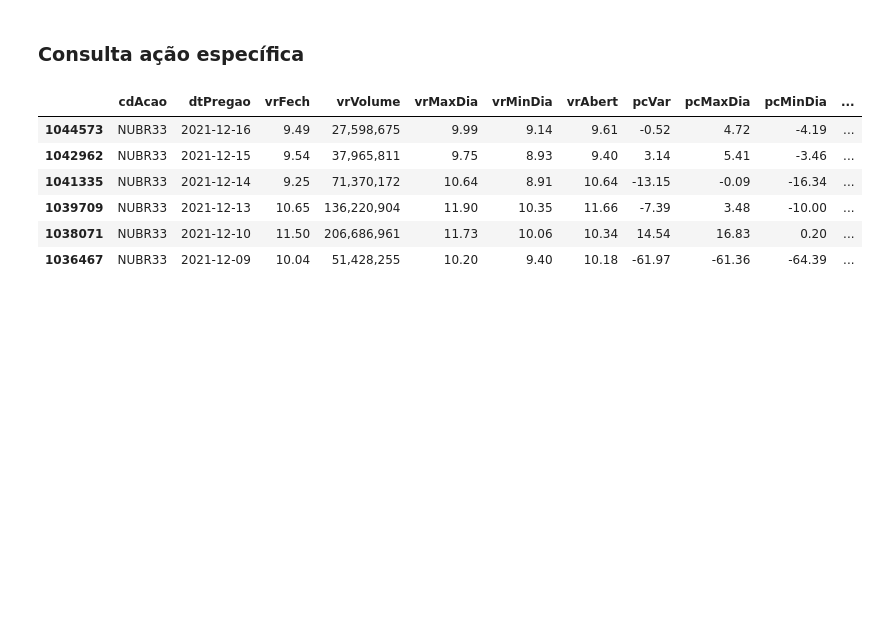
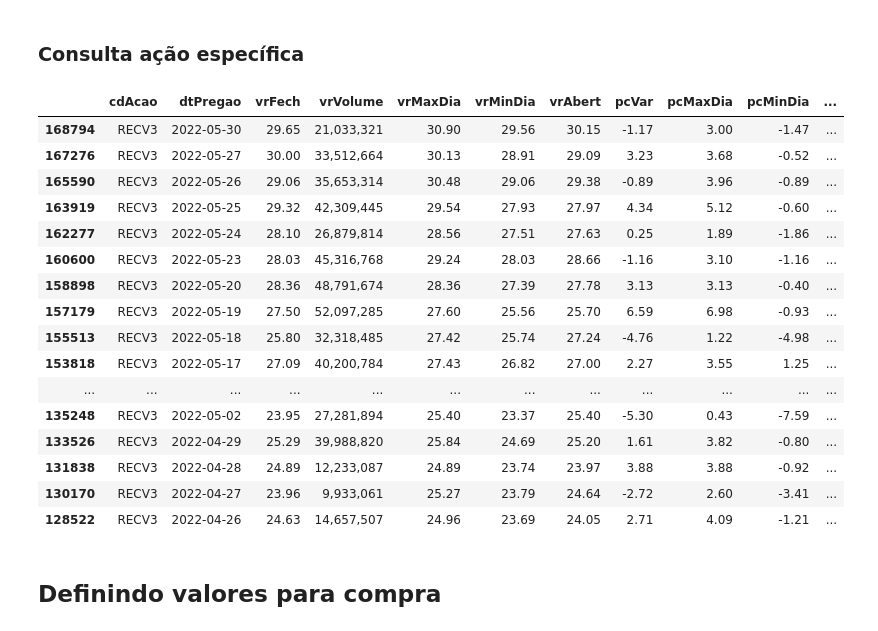
Before and after one commit to alexandre-esmeraldo/StockManager, a Jupyter notebook: StockManager_Processamento.ipynb, the cells around one changed output. Saved outputs shown, nothing was run; the diff lists cells and outputs as text; code cells hidden in the pictures; blank space fills up the shorter version.

```diff
--- a/StockManager_Processamento.ipynb
+++ b/StockManager_Processamento.ipynb
@@ -33,8 +33,23 @@ time.asctime( time.localtime(time.time()) )
 # %%
 def carrega_dados():
     layout = [2, 8, 2, 12, 3, 12, 10, 3, 4, 13, 13, 13, 13, 13, 13, 13, 5, 18, 18, 13, 1, 8, 7, 13, 12, 3]
-    df = pd.read_fwf("arquivos/COTAHIST_A2021.ZIP", widths=layout, compression='zip',engine='c',
+#     df = pd.read_fwf("arquivos/COTAHIST_A2021.ZIP", widths=layout, compression='zip',engine='c',
+#                     names=["TIPREG", "DTEXCH", "CODBDI", "CODNEG", "TPMERC", "NOMRES", "ESPECI", "PRAZOT", "MODREF", "PREABE", "PREMAX", "PREMIN", "PREMED", "PREULT", "PREOFC", "PREOFV", "TOTNEG", "QUATOT", "VOLTOT", "PREEXE", "INDOPC", "DATVEN", "FATCOT", "PTOEXE", "CODISI", "DISMES"])
+
+    df = pd.read_fwf("arquivos/COTAHIST_A2022.ZIP", widths=layout, compression='zip',engine='c',
                     names=["TIPREG", "DTEXCH", "CODBDI", "CODNEG", "TPMERC", "NOMRES", "ESPECI", "PRAZOT", "MODREF", "PREABE", "PREMAX", "PREMIN", "PREMED", "PREULT", "PREOFC", "PREOFV", "TOTNEG", "QUATOT", "VOLTOT", "PREEXE", "INDOPC", "DATVEN", "FATCOT", "PTOEXE", "CODISI", "DISMES"])
+
+################## temporário #####################
+    df_112021 = pd.read_fwf("arquivos/COTAHIST_M112021.ZIP", widths=layout, compression='zip',engine='c',
+                    names=["TIPREG", "DTEXCH", "CODBDI", "CODNEG", "TPMERC", "NOMRES", "ESPECI", "PRAZOT", "MODREF", "PREABE", "PREMAX", "PREMIN", "PREMED", "PREULT", "PREOFC", "PREOFV", "TOTNEG", "QUATOT", "VOLTOT", "PREEXE", "INDOPC", "DATVEN", "FATCOT", "PTOEXE", "CODISI", "DISMES"])
+
+    df_122021 = pd.read_fwf("arquivos/COTAHIST_M122021.ZIP", widths=layout, compression='zip',engine='c',
+                    names=["TIPREG", "DTEXCH", "CODBDI", "CODNEG", "TPMERC", "NOMRES", "ESPECI", "PRAZOT", "MODREF", "PREABE", "PREMAX", "PREMIN", "PREMED", "PREULT", "PREOFC", "PREOFV", "TOTNEG", "QUATOT", "VOLTOT", "PREEXE", "INDOPC", "DATVEN", "FATCOT", "PTOEXE", "CODISI", "DISMES"])
+
+    df = pd.concat([df_112021, df_122021, df])
+
+################## temporário #####################
+
     df = df.loc[df["CODBDI"] == 2]
 
     df02 = pd.DataFrame({
@@ -42,24 +57,9 @@ def carrega_dados():
         ,"dtPregao":pd.to_datetime(df["DTEXCH"], format="%Y%m%d", errors="ignore")
         ,"vrFech":df["PREULT"] / 100
         ,"vrVolume":df["VOLTOT"] / 100
-    #    ,"pc_variacao":((df["PREULT"] / df["PREULT"].shift(1)) -1) * 100
         ,"vrMaxDia":df["PREMAX"] / 100
         ,"vrMinDia":df["PREMIN"] / 100
-    #    ,"pc_maximo_dia":
-    #    ,"pc_minimo_dia":
         ,"vrAbert":df["PREABE"] / 100
-    #    ,"pc_abertura":
-    #    ,"ic_0_50_pc":
-    #    ,"ic_1_00_pc":
-    #    ,"ic_1_50_pc":
-    #    ,"ic_2_00_pc":
-    #    ,"ic_2_50_pc":
-    #    ,"ic_3_00_pc":
-    #    ,"vr_result_1_00_pc":
-    #    ,"vr_result_1_50_pc":
-    #    ,"vr_result_2_00_pc":
-    #    ,"vr_result_2_50_pc":
-    #    ,"vr_result_3_00_pc":
     })
     df02 = df02.sort_values(["cdAcao", "dtPregao"], ascending=True)
 
@@ -226,12 +217,24 @@ df05_15d.loc[(df05_15d["AvgVol"] > 6000000) & (df05_15d["1.0%"] >= 14) & (df05_1
 # %% [markdown]
 ### Consulta ação específica
 # %%
-df25d.loc[(df25d["cdAcao"] == "NUBR33")].replace(0, "")
+df25d.loc[(df25d["cdAcao"] == "RECV3")].replace(0, "")
 # %% [output]
 |  | cdAcao | dtPregao | vrFech | vrVolume | vrMaxDia | vrMinDia | vrAbert | pcVar | pcMaxDia | pcMinDia | ... |
-| 1044573 | NUBR33 | 2021-12-16 | 9.49 | 27,598,675 | 9.99 | 9.14 | 9.61 | -0.52 | 4.72 | -4.19 | ... |
-| 1042962 | NUBR33 | 2021-12-15 | 9.54 | 37,965,811 | 9.75 | 8.93 | 9.40 | 3.14 | 5.41 | -3.46 | ... |
-| 1041335 | NUBR33 | 2021-12-14 | 9.25 | 71,370,172 | 10.64 | 8.91 | 10.64 | -13.15 | -0.09 | -16.34 | ... |
-| 1039709 | NUBR33 | 2021-12-13 | 10.65 | 136,220,904 | 11.90 | 10.35 | 11.66 | -7.39 | 3.48 | -10.00 | ... |
-| 1038071 | NUBR33 | 2021-12-10 | 11.50 | 206,686,961 | 11.73 | 10.06 | 10.34 | 14.54 | 16.83 | 0.20 | ... |
-| 1036467 | NUBR33 | 2021-12-09 | 10.04 | 51,428,255 | 10.20 | 9.40 | 10.18 | -61.97 | -61.36 | -64.39 | ... |
+| 168794 | RECV3 | 2022-05-30 | 29.65 | 21,033,321 | 30.90 | 29.56 | 30.15 | -1.17 | 3.00 | -1.47 | ... |
+| 167276 | RECV3 | 2022-05-27 | 30.00 | 33,512,664 | 30.13 | 28.91 | 29.09 | 3.23 | 3.68 | -0.52 | ... |
+| 165590 | RECV3 | 2022-05-26 | 29.06 | 35,653,314 | 30.48 | 29.06 | 29.38 | -0.89 | 3.96 | -0.89 | ... |
+| 163919 | RECV3 | 2022-05-25 | 29.32 | 42,309,445 | 29.54 | 27.93 | 27.97 | 4.34 | 5.12 | -0.60 | ... |
+| 162277 | RECV3 | 2022-05-24 | 28.10 | 26,879,814 | 28.56 | 27.51 | 27.63 | 0.25 | 1.89 | -1.86 | ... |
+| 160600 | RECV3 | 2022-05-23 | 28.03 | 45,316,768 | 29.24 | 28.03 | 28.66 | -1.16 | 3.10 | -1.16 | ... |
+| 158898 | RECV3 | 2022-05-20 | 28.36 | 48,791,674 | 28.36 | 27.39 | 27.78 | 3.13 | 3.13 | -0.40 | ... |
+| 157179 | RECV3 | 2022-05-19 | 27.50 | 52,097,285 | 27.60 | 25.56 | 25.70 | 6.59 | 6.98 | -0.93 | ... |
+| 155513 | RECV3 | 2022-05-18 | 25.80 | 32,318,485 | 27.42 | 25.74 | 27.24 | -4.76 | 1.22 | -4.98 | ... |
+| 153818 | RECV3 | 2022-05-17 | 27.09 | 40,200,784 | 27.43 | 26.82 | 27.00 | 2.27 | 3.55 | 1.25 | ... |
+| ... | ... | ... | ... | ... | ... | ... | ... | ... | ... | ... | ... |
+| 135248 | RECV3 | 2022-05-02 | 23.95 | 27,281,894 | 25.40 | 23.37 | 25.40 | -5.30 | 0.43 | -7.59 | ... |
+| 133526 | RECV3 | 2022-04-29 | 25.29 | 39,988,820 | 25.84 | 24.69 | 25.20 | 1.61 | 3.82 | -0.80 | ... |
+| 131838 | RECV3 | 2022-04-28 | 24.89 | 12,233,087 | 24.89 | 23.74 | 23.97 | 3.88 | 3.88 | -0.92 | ... |
+| 130170 | RECV3 | 2022-04-27 | 23.96 | 9,933,061 | 25.27 | 23.79 | 24.64 | -2.72 | 2.60 | -3.41 | ... |
+| 128522 | RECV3 | 2022-04-26 | 24.63 | 14,657,507 | 24.96 | 23.69 | 24.05 | 2.71 | 4.09 | -1.21 | ... |
+# %% [markdown]
+## Definindo valores para compra
```
Also changed, not shown: parts of 33 cells of this notebook.
